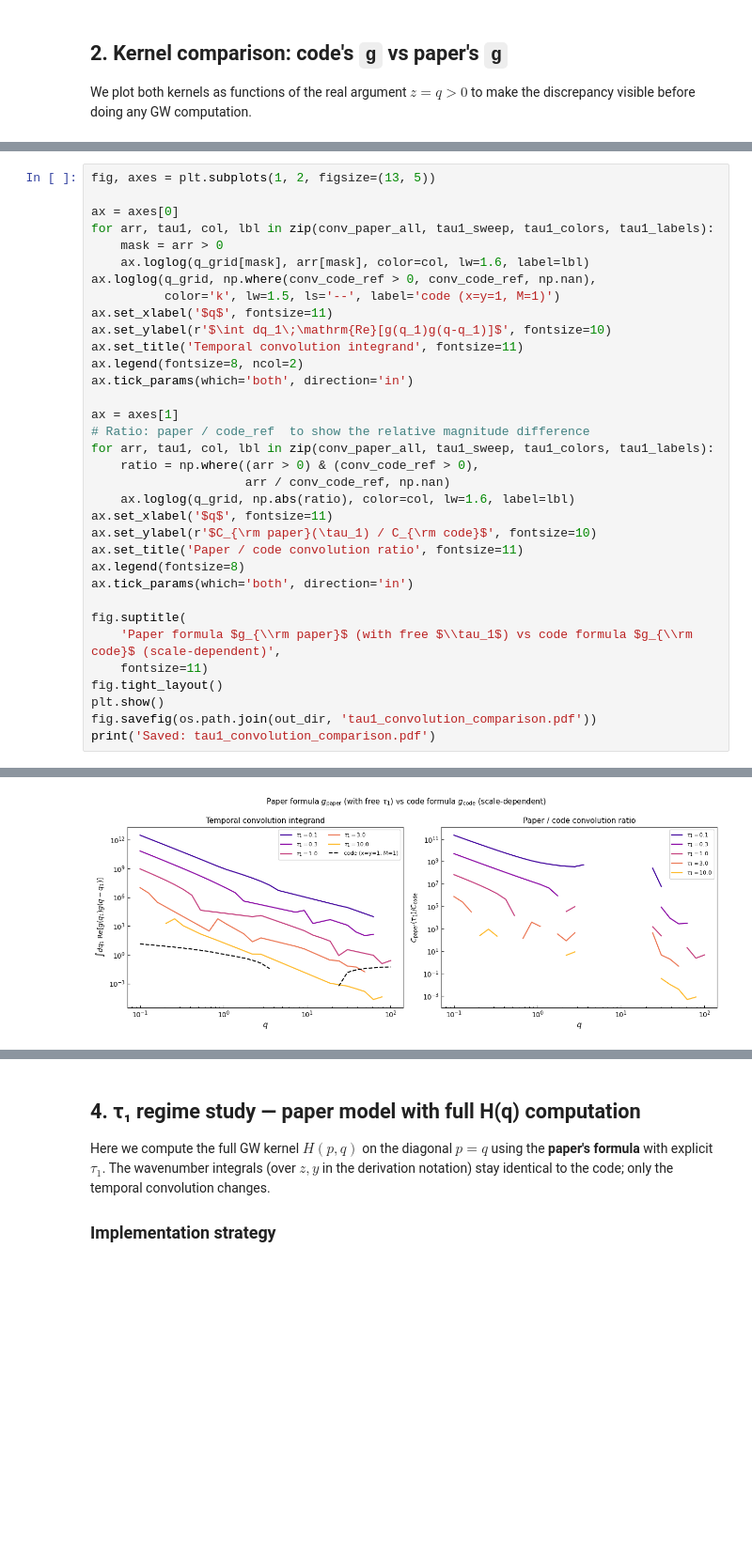
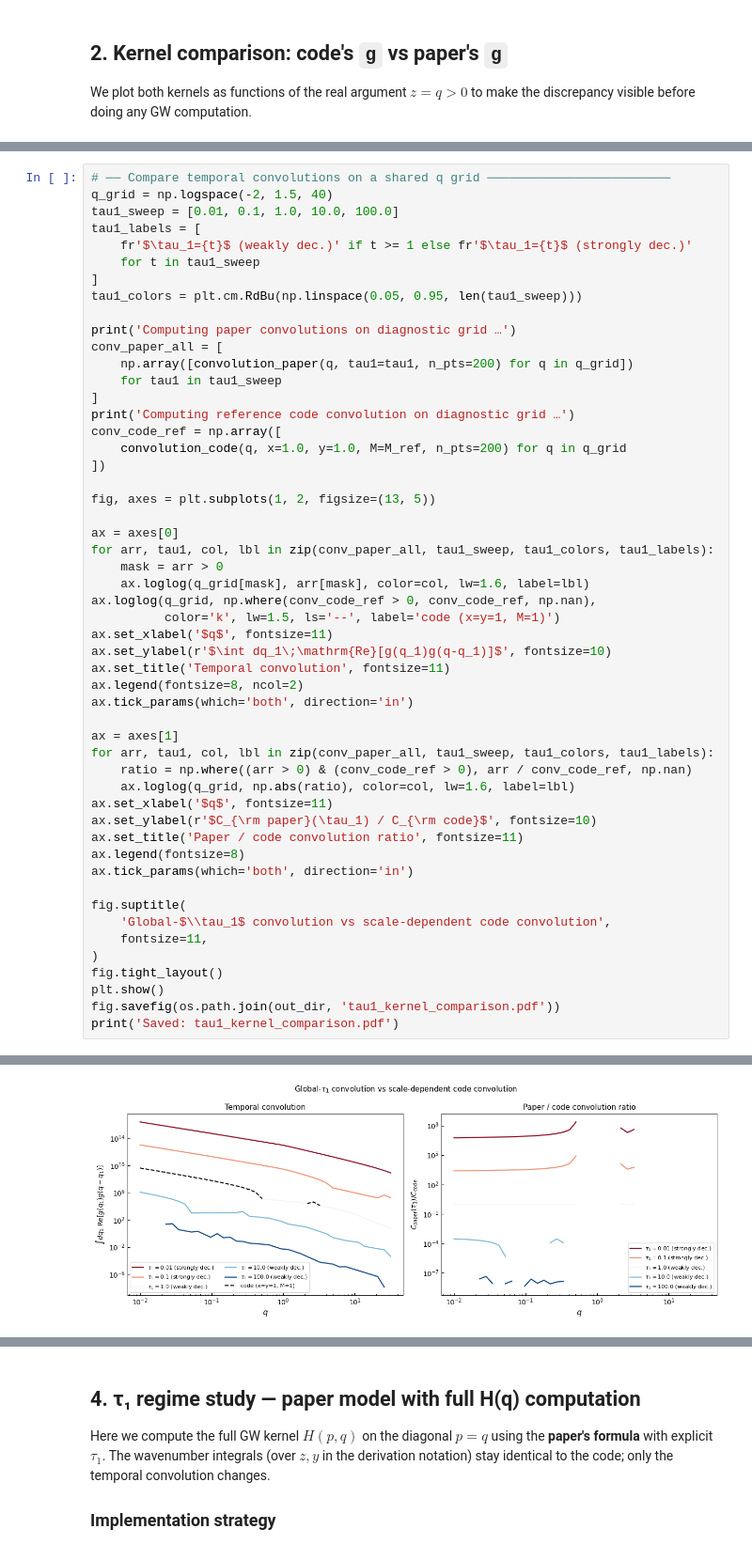
Before and after one commit to shturman99/Polarization-of-Gravitational-Waves, a Jupyter notebook: src/decaying_tau1_study.ipynb, the cells around one changed output, grey strips where cells are left out. Shown at 94% size. Saved outputs shown, nothing was run; the diff lists cells and outputs as text; blank space fills up the shorter version.

```diff
--- a/src/decaying_tau1_study.ipynb
+++ b/src/decaying_tau1_study.ipynb
@@ -268,4 +187,23 @@ Done.
 # %%
+# ── Compare temporal convolutions on a shared q grid ─────────────────────────
+q_grid = np.logspace(-2, 1.5, 40)
+tau1_sweep = [0.01, 0.1, 1.0, 10.0, 100.0]
+tau1_labels = [
+    fr'$\tau_1={t}$ (weakly dec.)' if t >= 1 else fr'$\tau_1={t}$ (strongly dec.)'
+    for t in tau1_sweep
+]
+tau1_colors = plt.cm.RdBu(np.linspace(0.05, 0.95, len(tau1_sweep)))
+
+print('Computing paper convolutions on diagnostic grid …')
+conv_paper_all = [
+    np.array([convolution_paper(q, tau1=tau1, n_pts=200) for q in q_grid])
+    for tau1 in tau1_sweep
+]
+print('Computing reference code convolution on diagnostic grid …')
+conv_code_ref = np.array([
+    convolution_code(q, x=1.0, y=1.0, M=M_ref, n_pts=200) for q in q_grid
+])
+
 fig, axes = plt.subplots(1, 2, figsize=(13, 5))
 
 ax = axes[0]
@@ -276,15 +214,13 @@ ax.loglog(q_grid, np.where(conv_code_ref > 0, conv_code_ref, np.nan),
           color='k', lw=1.5, ls='--', label='code (x=y=1, M=1)')
 ax.set_xlabel('$q$', fontsize=11)
 ax.set_ylabel(r'$\int dq_1\;\mathrm{Re}[g(q_1)g(q-q_1)]$', fontsize=10)
-ax.set_title('Temporal convolution integrand', fontsize=11)
+ax.set_title('Temporal convolution', fontsize=11)
 ax.legend(fontsize=8, ncol=2)
 ax.tick_params(which='both', direction='in')
 
 ax = axes[1]
-# Ratio: paper / code_ref  to show the relative magnitude difference
 for arr, tau1, col, lbl in zip(conv_paper_all, tau1_sweep, tau1_colors, tau1_labels):
-    ratio = np.where((arr > 0) & (conv_code_ref > 0),
-                     arr / conv_code_ref, np.nan)
+    ratio = np.where((arr > 0) & (conv_code_ref > 0), arr / conv_code_ref, np.nan)
     ax.loglog(q_grid, np.abs(ratio), color=col, lw=1.6, label=lbl)
 ax.set_xlabel('$q$', fontsize=11)
 ax.set_ylabel(r'$C_{\rm paper}(\tau_1) / C_{\rm code}$', fontsize=10)
@@ -293,10 +229,11 @@ ax.legend(fontsize=8)
 ax.tick_params(which='both', direction='in')
 
 fig.suptitle(
-    'Paper formula $g_{\\rm paper}$ (with free $\\tau_1$) vs code formula $g_{\\rm code}$ (scale-dependent)',
-    fontsize=11)
+    'Global-$\\tau_1$ convolution vs scale-dependent code convolution',
+    fontsize=11,
+)
 fig.tight_layout()
 plt.show()
-fig.savefig(os.path.join(out_dir, 'tau1_convolution_comparison.pdf'))
-print('Saved: tau1_convolution_comparison.pdf')
+fig.savefig(os.path.join(out_dir, 'tau1_kernel_comparison.pdf'))
+print('Saved: tau1_kernel_comparison.pdf')
 # %% [output]
@@ -303 +242 @@ print('Saved: tau1_convolution_comparison.pdf')
-[figure, old version]
+[figure, new version]
```
Also changed, not shown: parts of 10 cells of this notebook, 34 other files.
